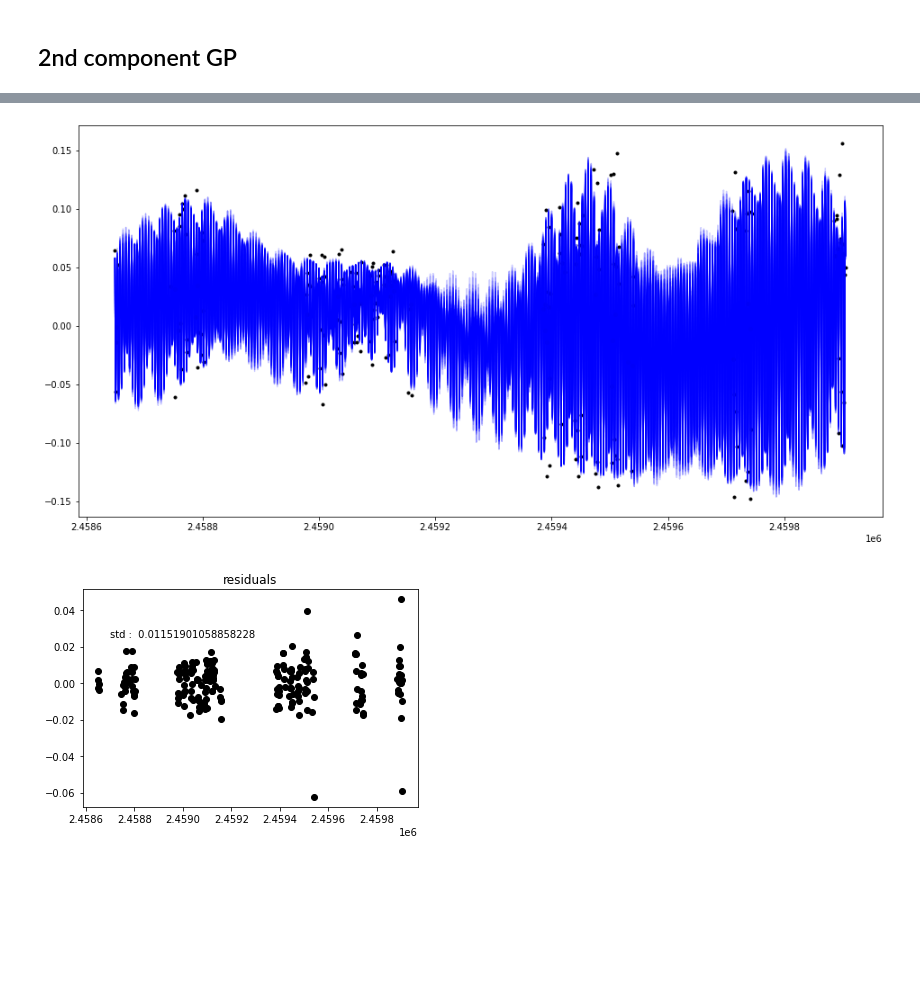
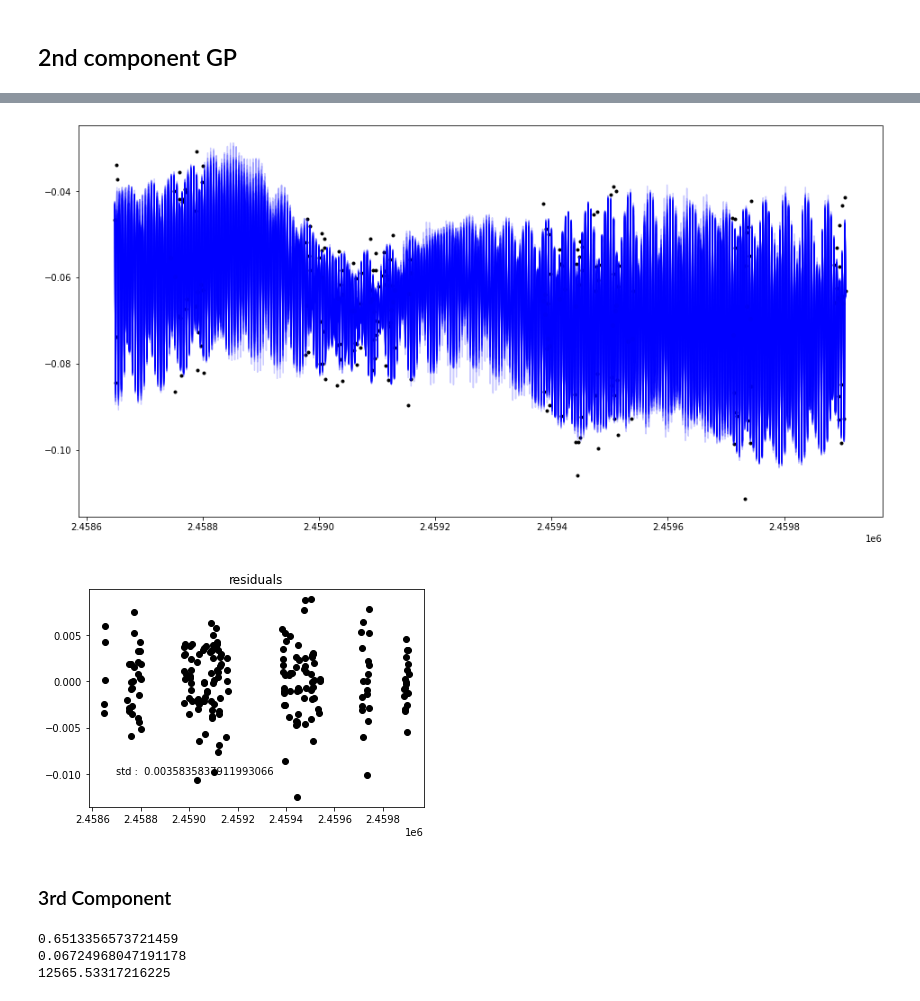
Before and after one commit to Paul-Charpentier/SPCAndie, a Jupyter notebook: GwPCA.ipynb, the cells around one changed output, grey strips where cells are left out. Cells and saved outputs as stored; diff of their text form; code cells hidden in the pictures; blank space fills up the shorter version.

```diff
--- a/GwPCA.ipynb
+++ b/GwPCA.ipynb
@@ -188,7 +249,7 @@ def Display(HyperParam, tplot):
 
     kernel = kernels.QuasiPeriodic(n1,n2,n3,n4) + kernels.WhiteNoise(j)
     mean = means.Constant(np.mean(eigen2vectors[0]))
-    gpOBJ = process.GP(kernel,mean,times,eigen2vectors[0],yerr = 1e-12 * np.identity(times.size))
+    gpOBJ = process.GP(kernel,mean,times[:-1],eigen2vectors[0][:-1],yerr = 1e-12 * np.identity(times[:-1].size))
 
     y_mean, y_std, time = gpOBJ.prediction(kernel,mean,tplot)
     return y_mean
@@ -226,11 +287,11 @@ print(10*(np.max(times)-np.min(times)))
 12565.53317216225
 # %%
 #Priors
-n_eta1 = ModifiedLogUniform(0.06, 0.6)
+n_eta1 = ModifiedLogUniform(0.016, 0.16)
 n_eta2 = stats.loguniform(1, 12565)
 n_eta3 = stats.norm(loc=4.865, scale=0.1)
 n_eta4 = stats.loguniform(0.1, 5)
-jitter = ModifiedLogUniform(0.06, 0.6)
+jitter = ModifiedLogUniform(0.016, 0.16)
 # %%
 def priors():
     return np.array([n_eta1.rvs(),n_eta2.rvs(), n_eta3.rvs(), n_eta4.rvs(), jitter.rvs()])
@@ -245,8 +306,8 @@ def logPosterior(HyperParam):
     logprior += jitter.logpdf(j)
 
     kernel = kernels.QuasiPeriodic(n1,n2,n3,n4) + kernels.WhiteNoise(j)
-    mean = means.Constant(np.mean(eigen2vectors[1]))
-    gpOBJ = process.GP(kernel,mean,times,eigen2vectors[1], yerr = 1e-12 * np.identity(times.size))
+    mean = means.Constant(np.mean(eigen2vectors[1][:-1]))
+    gpOBJ = process.GP(kernel,mean,times[:-1],eigen2vectors[1][:-1], yerr = 1e-12 * np.identity(times[:-1].size))
 
     logposterior = gpOBJ.log_likelihood() + logprior
     return logposterior
@@ -305,30 +366,40 @@ def Display(HyperParam, tplot):
     n1,n2,n3,n4, j = HyperParam
 
     kernel = kernels.QuasiPeriodic(n1,n2,n3,n4) + kernels.WhiteNoise(j)
-    mean = means.Constant(np.mean(eigen2vectors[1]))
-    gpOBJ = process.GP(kernel,mean,times,eigen2vectors[1],yerr = 1e-12 * np.identity(times.size))
+    mean = means.Constant(np.mean(eigen2vectors[1][:-1]))
+    gpOBJ = process.GP(kernel,mean,times[:-1],eigen2vectors[1][:-1],yerr = 1e-12 * np.identity(times[:-1].size))
 
     y_mean, y_std, time = gpOBJ.prediction(kernel,mean,tplot)
     return y_mean
 # %%
 plt.figure(figsize=(16, 8))
 
-plt.plot(times, eigen2vectors[1],'k.')
-tplot = np.linspace(np.min(times), np.max(times), 1000)
+plt.plot(times[:-1], eigen2vectors[1][:-1],'k.')
+tplot = np.linspace(np.min(times[:-1]), np.max(times[:-1]), 1000)
 
 for s in range(25):
     plt.plot(tplot, Display(flat_samples[s,:], tplot), 'b', alpha=0.2)
 plt.show()
 # %% [output]
-[figure, old version]
+[figure, new version]
 # %%
-y_sample = Display(flat_samples[0,:], times)
+y_sample = Display(flat_samples[0,:], times[:-1])
 
-residuals = eigen2vectors[1] - y_sample
+residuals = eigen2vectors[1][:-1] - y_sample
 
-plt.plot(times, residuals, 'ok')
-plt.annotate( "std :  " + str(np.std(residuals)), (2.4587*1e6, 0.025) )
+plt.plot(times[:-1], residuals, 'ok')
+plt.annotate( "std :  " + str(np.std(residuals)), (2.4587*1e6, -0.01) )
 plt.title('residuals')
 plt.show()
 # %% [output]
-[figure, old version]
+[figure, new version]
+# %% [markdown]
+### 3rd Component
+# %%
+print(2*(np.max(eigen2vectors[2][:-1])- np.min(eigen2vectors[2][:-1])))
+print(np.std(eigen2vectors[2][:-1]))
+print(10*(np.max(times[:-1])-np.min(times[:-1])))
+# %% [output]
+0.6513356573721459
+0.06724968047191178
+12565.53317216225
```
Also changed, not shown: parts of 29 cells of this notebook, 2 other files.
